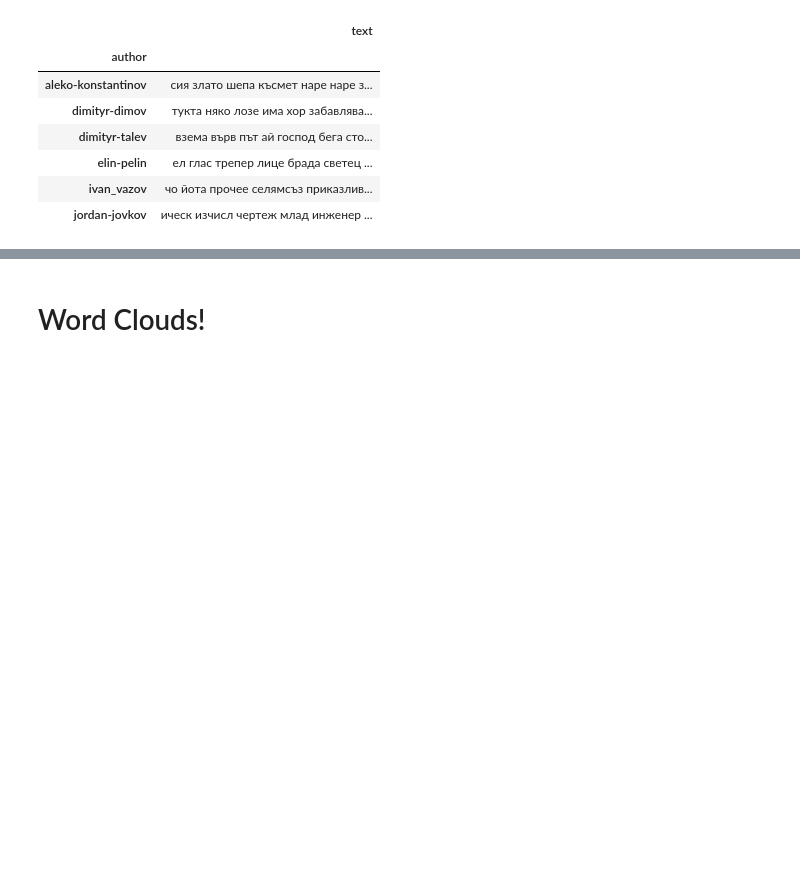
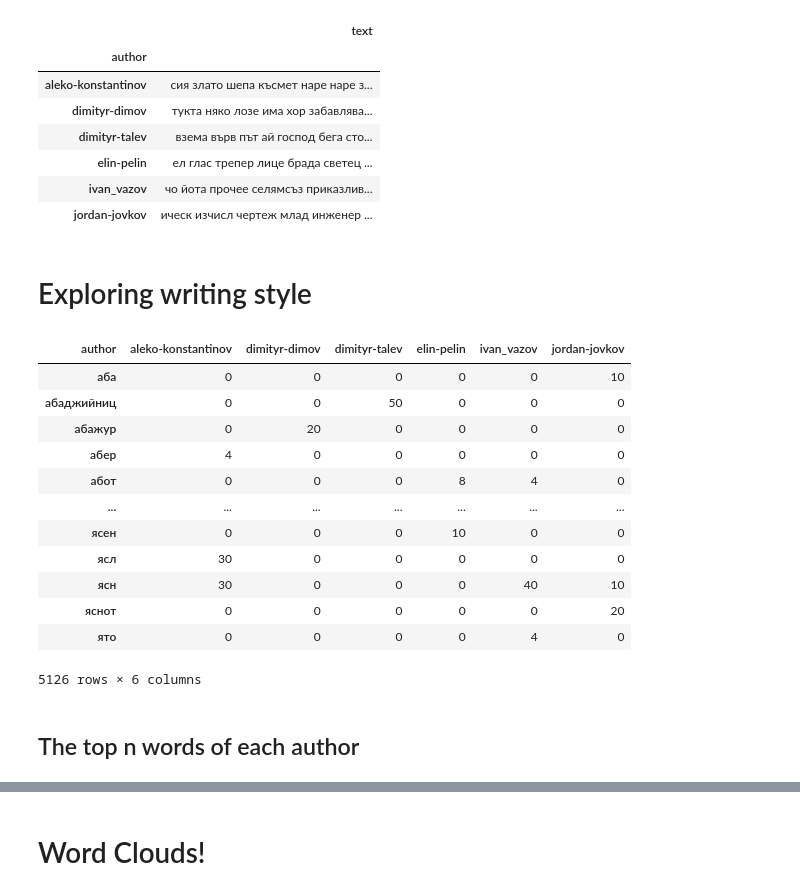
Before and after one commit to SimeonHristov99/ati, a Jupyter notebook: src/05_EDA.ipynb, the cells around one changed output, grey strips where cells are left out. Cells and saved outputs as stored; diff of their text form; code cells hidden in the pictures; blank space fills up the shorter version.

Commit message:
Explore top words in EDA.

```diff
--- a/src/05_EDA.ipynb
+++ b/src/05_EDA.ipynb
@@ -6,6 +6,12 @@ pd.set_option('max_colwidth', 150)
 import matplotlib.pyplot as plt
 
 from wordcloud import WordCloud
+from collections import Counter
+
+from sklearn.feature_extraction.text import CountVectorizer
+
+from stop_words import get_stop_words
+stop_words = get_stop_words('bulgarian')
 # %%
 DATA_PATH_PREP = '../DATA/prepared'
 # %% [markdown]
@@ -84,3 +90,28 @@ df_group_by_author_hard
 | elin-pelin | ел глас трепер лице брада светец ... |
 | ivan_vazov | чо йота прочее селямсъз приказлив... |
 | jordan-jovkov | ическ изчисл чертеж млад инженер ... |
+# %% [markdown]
+# Exploring writing style
+# %%
+cv = CountVectorizer(stop_words=stop_words)
+data_cv = cv.fit_transform(df_group_by_author_hard['text'])
+data_dtm = pd.DataFrame(data_cv.toarray(), columns=cv.get_feature_names_out())
+data_dtm.index = df_group_by_author_hard.index
+data_dtm = data_dtm.T
+data_dtm
+# %% [output]
+| author | aleko-konstantinov | dimityr-dimov | dimityr-talev | elin-pelin | ivan_vazov | jordan-jovkov |
+| аба | 0 | 0 | 0 | 0 | 0 | 10 |
+| абаджийниц | 0 | 0 | 50 | 0 | 0 | 0 |
+| абажур | 0 | 20 | 0 | 0 | 0 | 0 |
+| абер | 4 | 0 | 0 | 0 | 0 | 0 |
+| абот | 0 | 0 | 0 | 8 | 4 | 0 |
+| ... | ... | ... | ... | ... | ... | ... |
+| ясен | 0 | 0 | 0 | 10 | 0 | 0 |
+| ясл | 30 | 0 | 0 | 0 | 0 | 0 |
+| ясн | 30 | 0 | 0 | 0 | 40 | 10 |
+| яснот | 0 | 0 | 0 | 0 | 0 | 20 |
+| ято | 0 | 0 | 0 | 0 | 4 | 0 |
+5126 rows × 6 columns
+# %% [markdown]
+## The top n words of each author
```
Also changed, not shown: parts of 5 cells of this notebook, 1 other file.
